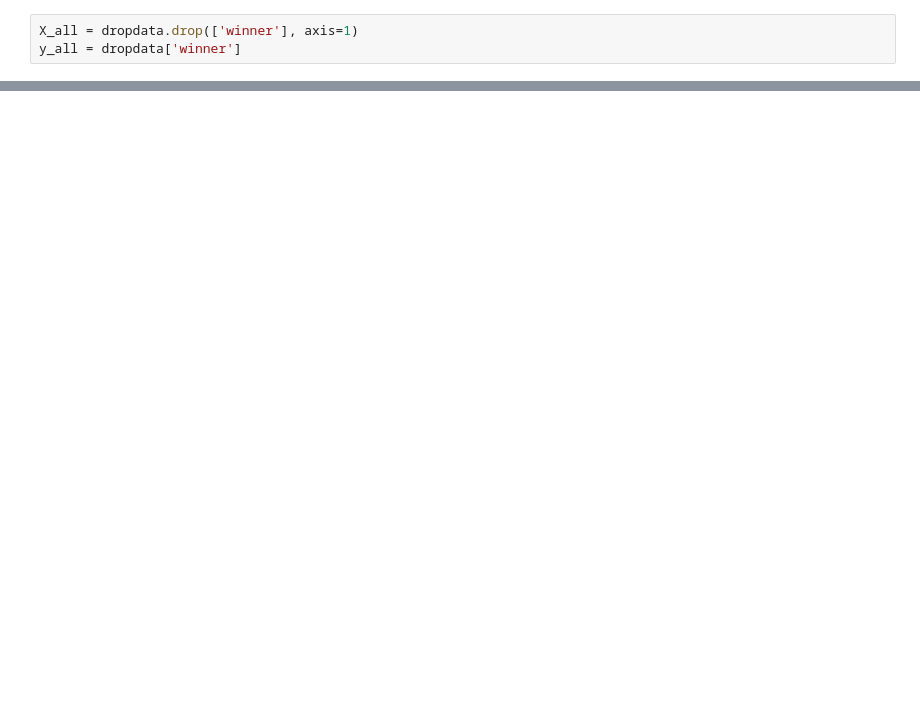
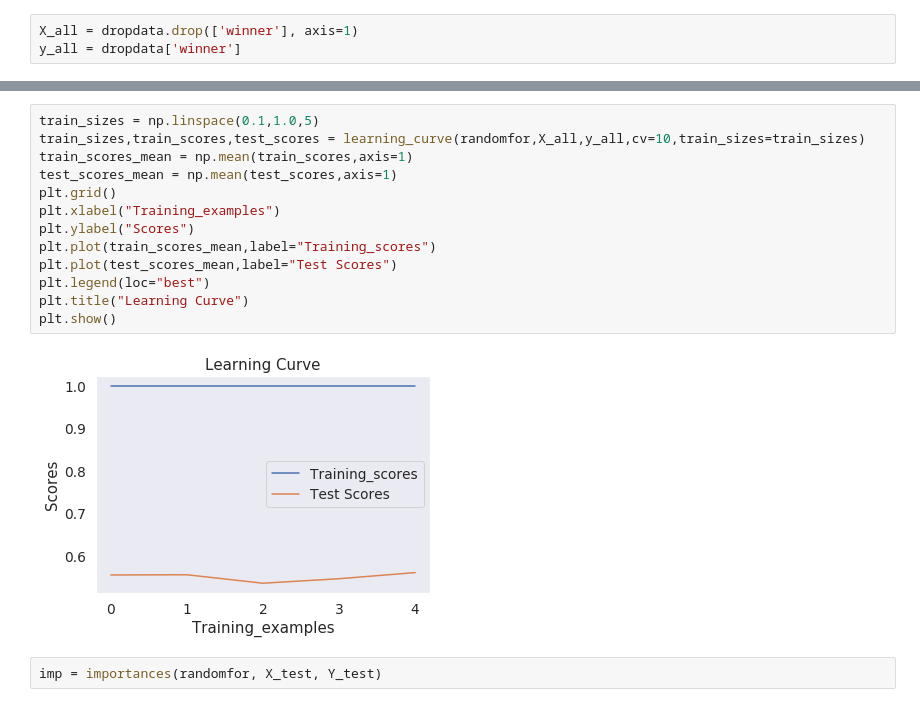
Before and after one commit to Hitkul/UFC_Fight_Prediction, a Jupyter notebook: UFC.ipynb, the cells around one changed output, grey strips where cells are left out. Cells and saved outputs as stored; diff of their text form; blank space fills up the shorter version.

```diff
--- a/UFC.ipynb
+++ b/UFC.ipynb
@@ -161,0 +242,17 @@ y_all = dropdata['winner']
+# %%
+train_sizes = np.linspace(0.1,1.0,5)
+train_sizes,train_scores,test_scores = learning_curve(randomfor,X_all,y_all,cv=10,train_sizes=train_sizes)
+train_scores_mean = np.mean(train_scores,axis=1)
+test_scores_mean = np.mean(test_scores,axis=1)
+plt.grid()
+plt.xlabel("Training_examples")
+plt.ylabel("Scores")
+plt.plot(train_scores_mean,label="Training_scores")
+plt.plot(test_scores_mean,label="Test Scores")
+plt.legend(loc="best")
+plt.title("Learning Curve")
+plt.show()
+# %% [output]
+[figure, added]
+# %%
+imp = importances(randomfor, X_test, Y_test)
```
Also changed, not shown: parts of 16 cells of this notebook.
